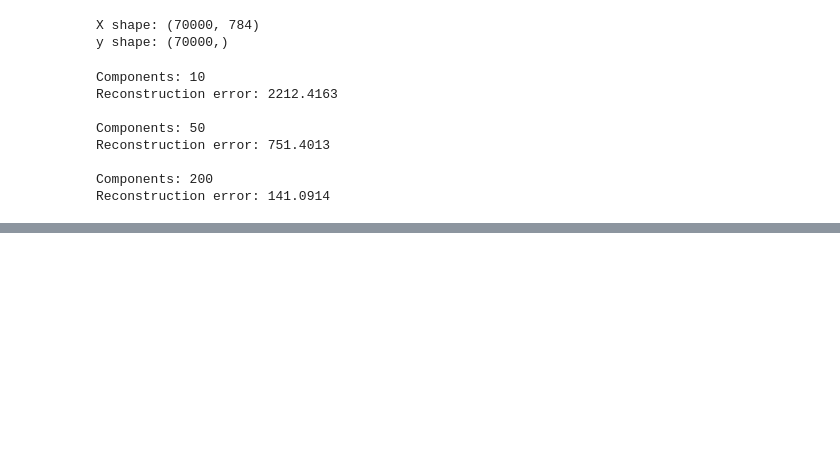
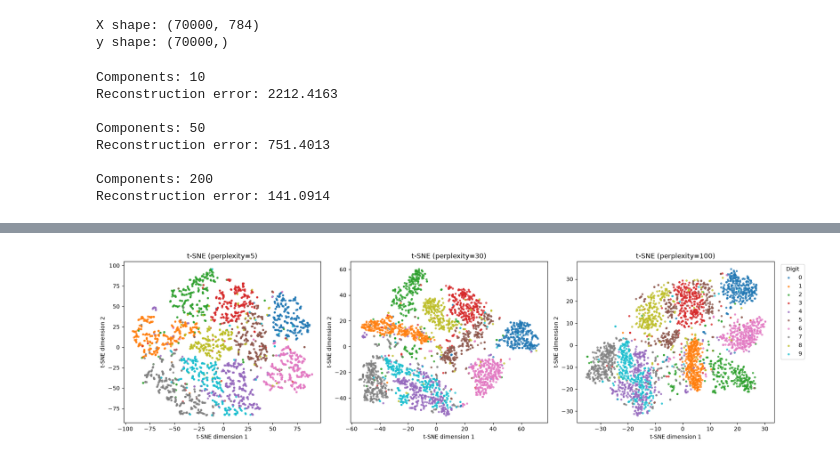
Before and after one commit to Saransh-Basu-01/AI_Engineering, a Jupyter notebook: Math_Fundamentals/Dimensionality_Reduction/Exercise.ipynb, the cells around one changed output, grey strips where cells are left out. Saved outputs shown, nothing was run; the diff lists cells and outputs as text; code cells hidden in the pictures; blank space fills up the shorter version.

```diff
--- a/Math_Fundamentals/Dimensionality_Reduction/Exercise.ipynb
+++ b/Math_Fundamentals/Dimensionality_Reduction/Exercise.ipynb
@@ -99,0 +102,95 @@ Reconstruction error: 141.0914
+# %%
+import numpy as np
+import matplotlib.pyplot as plt
+from sklearn.datasets import fetch_openml
+from sklearn.manifold import TSNE
+
+
+# --------------------------------------------------
+# 1. Load MNIST
+# --------------------------------------------------
+
+mnist = fetch_openml(
+    "mnist_784",
+    version=1,
+    as_frame=False
+)
+
+X = mnist.data.astype(np.float32)
+y = mnist.target.astype(int)
+
+
+# --------------------------------------------------
+# 2. Take the same subset
+# --------------------------------------------------
+
+X = X[:3000]
+y = y[:3000]
+
+print("X shape:", X.shape)
+print("y shape:", y.shape)
+
+
+# --------------------------------------------------
+# 3. Run t-SNE for different perplexities
+# --------------------------------------------------
+
+perplexities = [5, 30, 100]
+
+results = {}
+
+for perplexity in perplexities:
+
+    print(f"Running t-SNE with perplexity = {perplexity}")
+
+    tsne = TSNE(
+        n_components=2,
+        perplexity=perplexity,
+        random_state=42,
+        init="pca",
+        learning_rate="auto"
+    )
+
+    X_tsne = tsne.fit_transform(X)
+
+    results[perplexity] = X_tsne
+
+
+# --------------------------------------------------
+# 4. Plot the three results
+# --------------------------------------------------
+
+fig, axes = plt.subplots(
+    1, 3,
+    figsize=(18, 5)
+)
+
+for ax, perplexity in zip(axes, perplexities):
+
+    X_tsne = results[perplexity]
+
+    for digit in range(10):
+
+        mask = y == digit
+
+        ax.scatter(
+            X_tsne[mask, 0],
+            X_tsne[mask, 1],
+            s=8,
+            alpha=0.7,
+            label=str(digit)
+        )
+
+    ax.set_title(f"t-SNE (perplexity={perplexity})")
+    ax.set_xlabel("t-SNE dimension 1")
+    ax.set_ylabel("t-SNE dimension 2")
+
+axes[-1].legend(
+    title="Digit",
+    bbox_to_anchor=(1.02, 1),
+    loc="upper left"
+)
+
+plt.tight_layout()
+plt.show()
+# %% [output]
@@ -99,0 +202 @@ Reconstruction error: 141.0914
+[figure, added]
```
Also changed, not shown: parts of 2 cells of this notebook.
